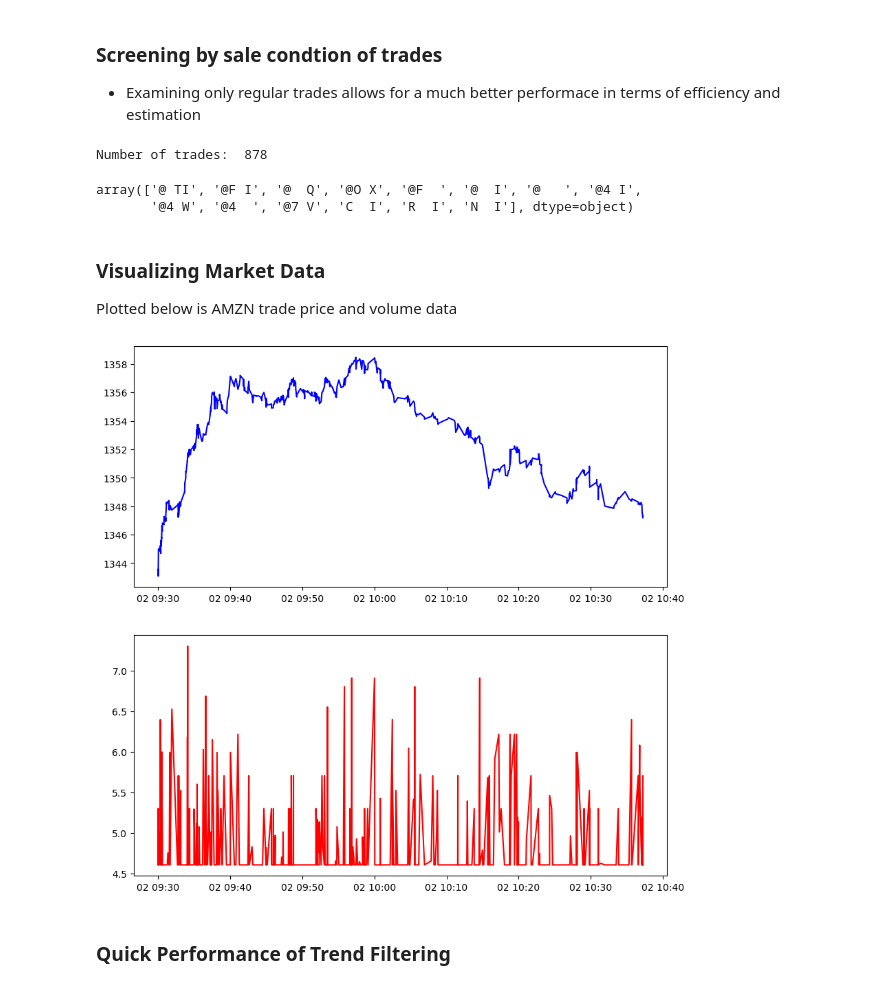
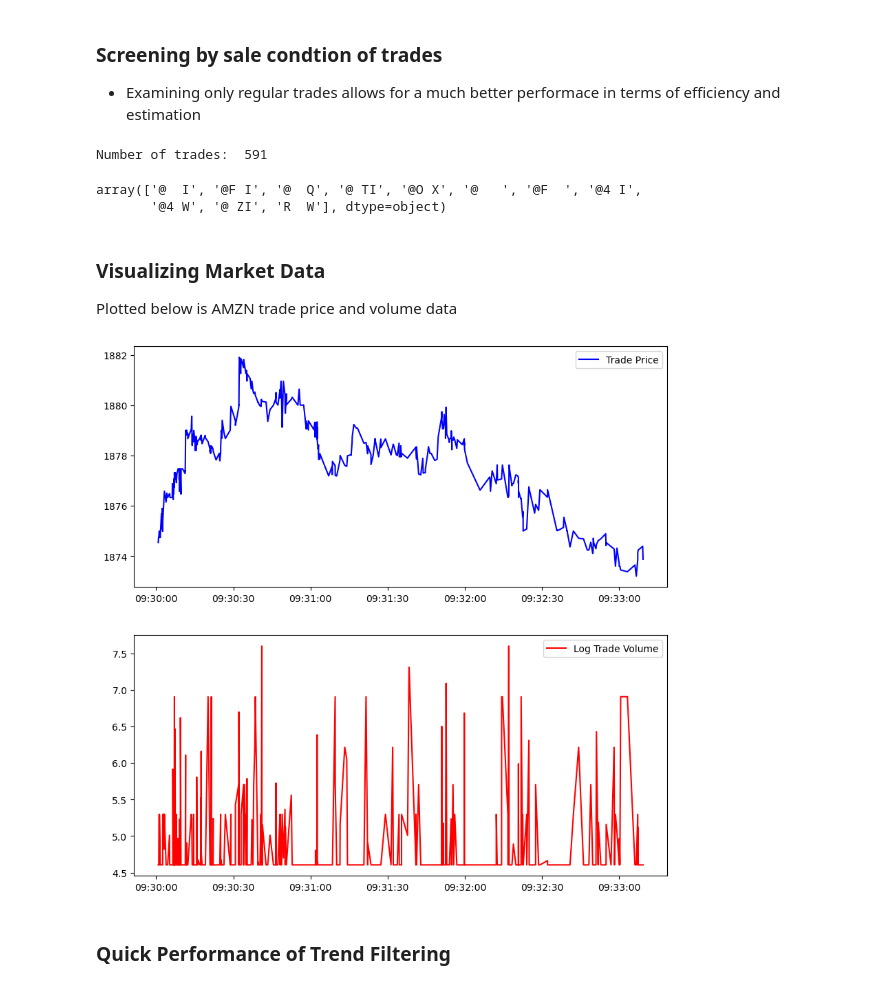
Before and after one commit to jasonbohne123/Adaptive_Signal_Estimation, a Jupyter notebook: research/real_data/Data_Benchmark'.ipynb, the cells around one changed output. Drawn from its saved outputs; the diff is of its cells as text; code cells hidden in the pictures.

```diff
--- a/research/real_data/Data_Benchmark'.ipynb
+++ b/research/real_data/Data_Benchmark'.ipynb
@@ -39,9 +39,9 @@ os.listdir(PATH)[:20]
 # %%
 os.listdir(PATH)
 
-DATA_FILE = "GOOG_reconstructed_features.csv"
+DATA_FILE = "AMZN_reconstructed_features.csv"
 # %%
-market_data = pd.read_csv(PATH + DATA_FILE, index_col=0,nrows=100000)
+market_data = pd.read_csv(PATH + DATA_FILE, index_col=0,nrows=12000)
 market_data.index = pd.to_datetime(market_data.index)
 
 trade_data= market_data[market_data["Trade_Volume"] > 0]
@@ -55,12 +55,12 @@ regular_trades.head()
 
 print("Number of trades: ", len(regular_trades))
 # %% [output]
-Number of trades:  878
+Number of trades:  591
 # %%
 trade_data["Sale_Condition"].unique()
 # %% [output]
-array(['@ TI', '@F I', '@  Q', '@O X', '@F  ', '@  I', '@   ', '@4 I',
-       '@4 W', '@4  ', '@7 V', 'C  I', 'R  I', 'N  I'], dtype=object)
+array(['@  I', '@F I', '@  Q', '@ TI', '@O X', '@   ', '@F  ', '@4 I',
+       '@4 W', '@ ZI', 'R  W'], dtype=object)
 # %% [markdown]
 ### Visualizing Market Data
 
@@ -68,19 +68,20 @@ Plotted below is AMZN trade price and volume data
 # %%
 fig, ax = plt.subplots(2, 1, figsize=(10, 10))
 
 trade_price=regular_trades["Trade_Price"]
 trade_volume=regular_trades["Trade_Volume"]
 
 
 ax[0].plot(trade_price, label="Trade Price",color='blue')
 
 ax[1].plot(np.log(trade_volume), label="Log Trade Volume",color='red')
 
-
+ax[0].legend()
+ax[1].legend()
 
 plt.show()
 # %% [output]
-[figure, old version]
+[figure, new version]
 # %% [markdown]
 ### Quick Performance of Trend Filtering
 # %%
```
Also changed, not shown: parts of 17 cells of this notebook, 14 other files.
